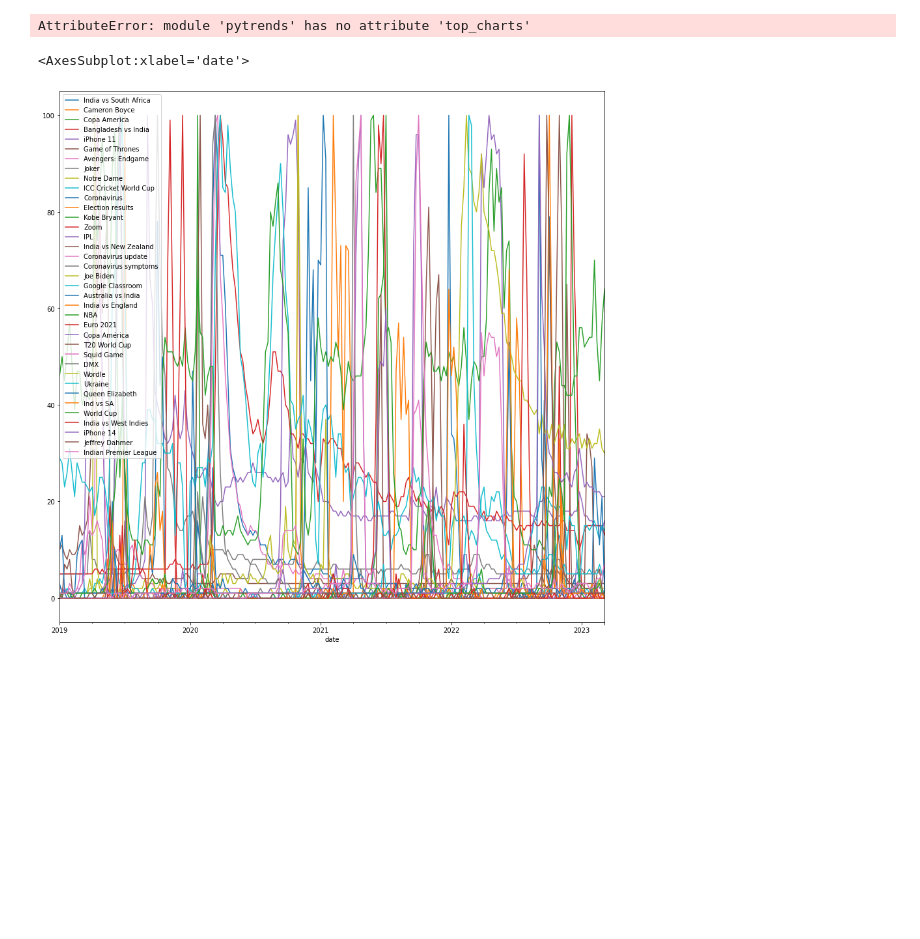
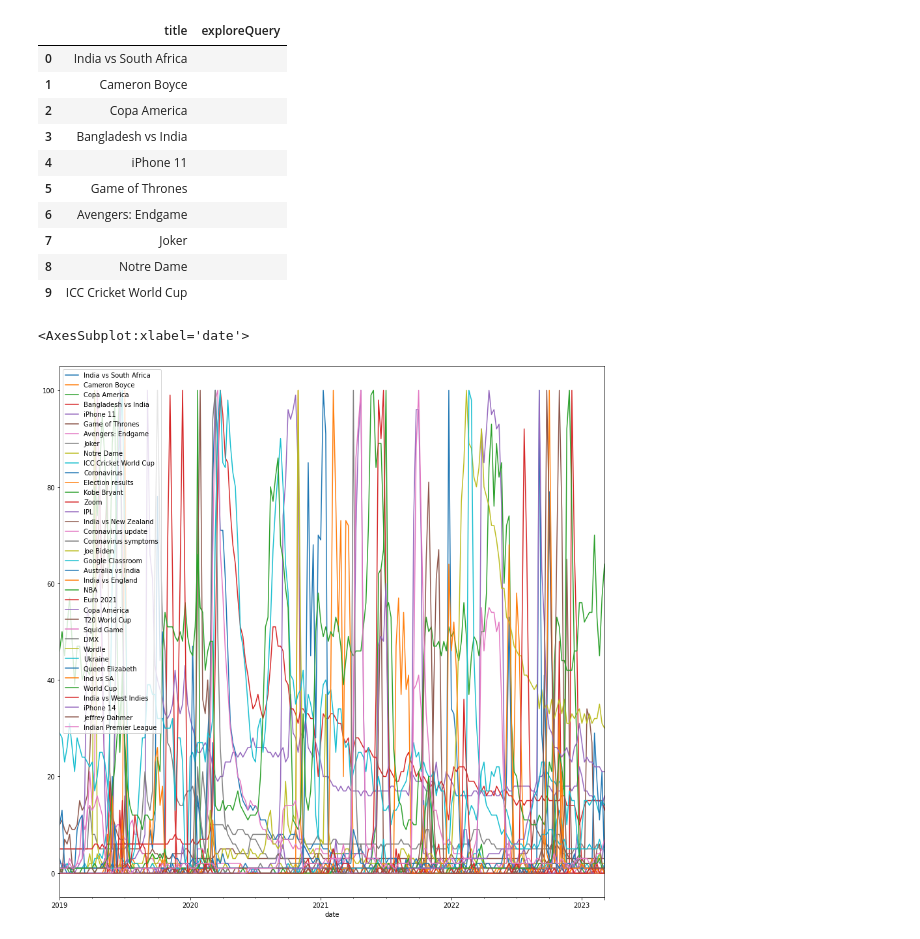
Before and after one commit to mariosakritas/NLP-methods-for-news-articles, a Jupyter notebook: notebooks/MA_google_trends_extraction.ipynb, the cells around one changed output. Cells and saved outputs as stored; diff of their text form; code cells hidden in the pictures; blank space fills up the shorter version.

```diff
--- a/notebooks/MA_google_trends_extraction.ipynb
+++ b/notebooks/MA_google_trends_extraction.ipynb
@@ -73,8 +74,18 @@ pytrend.trending_searches()
 # %%
-pytrends.top_charts(2019, hl='en-US', tz=300, geo='GLOBAL')
-#better these
+pytrend.top_charts(2019, hl='en-US', tz=300, geo='GLOBAL')
+#better these: most trending for a whole year
 # %% [output]
-AttributeError: module 'pytrends' has no attribute 'top_charts'
+|  | title | exploreQuery |
+| 0 | India vs South Africa |  |
+| 1 | Cameron Boyce |  |
+| 2 | Copa America |  |
+| 3 | Bangladesh vs India |  |
+| 4 | iPhone 11 |  |
+| 5 | Game of Thrones |  |
+| 6 | Avengers: Endgame |  |
+| 7 | Joker |  |
+| 8 | Notre Dame |  |
+| 9 | ICC Cricket World Cup |  |
 # %%
 def get_related_kwords(keyword):
   #find related keywords
```
Also changed, not shown: parts of 6 cells of this notebook, 9 other files.
